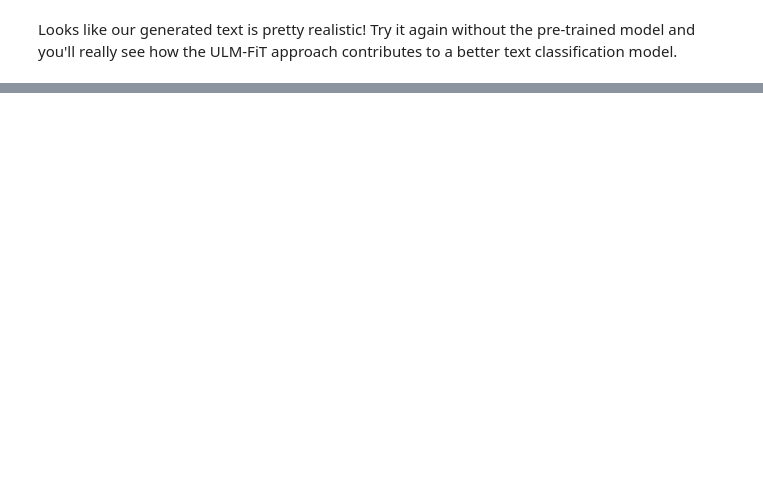
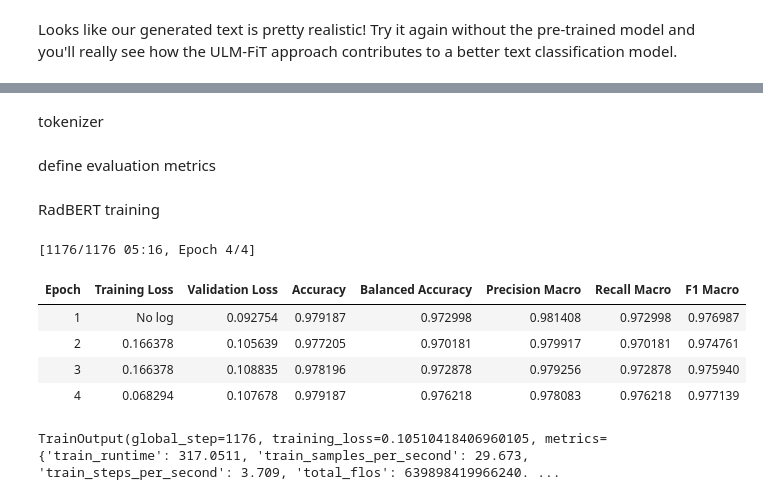
Before and after one commit to Manami108/radiology-text-classification, a Jupyter notebook: Hands_on_NLP.ipynb, the cells around one changed output, grey strips where cells are left out. Cells and saved outputs as stored; diff of their text form; code cells hidden in the pictures; blank space fills up the shorter version.

```diff
--- a/Hands_on_NLP.ipynb
+++ b/Hands_on_NLP.ipynb
@@ -535,0 +627,15 @@ Looks like our generated text is pretty realistic! Try it again without the pre-
+# %% [markdown]
+tokenizer
+# %%
+def tokenize(batch):
+    return tokenizer(
+        batch["text"],
+        truncation=True,
+        max_length=256
+    )
+
+train_tokenized = train_ds.map(tokenize, batched=True)
+val_tokenized = val_ds.map(tokenize, batched=True)
+test_tokenized = test_ds.map(tokenize, batched=True)
+# %% [markdown]
+define evaluation metrics
@@ -535,0 +670,61 @@ Looks like our generated text is pretty realistic! Try it again without the pre-
+# %% [markdown]
+RadBERT training
+# %%
+import torch
+
+from transformers import (
+    TrainingArguments,
+    Trainer,
+    DataCollatorWithPadding
+)
+
+data_collator = DataCollatorWithPadding(tokenizer=tokenizer)
+
+training_args = TrainingArguments(
+    output_dir="./radbert-normal-abnormal",
+
+    learning_rate=2e-5,
+
+    per_device_train_batch_size=8,
+    per_device_eval_batch_size=16,
+
+    num_train_epochs=4,
+
+    weight_decay=0.01,
+
+    eval_strategy="epoch",
+    save_strategy="epoch",
+
+    load_best_model_at_end=True,
+    metric_for_best_model="f1_macro",
+    greater_is_better=True,
+
+    fp16=torch.cuda.is_available(),
+
+    report_to="none",
+
+    seed=42
+)
+
+trainer = Trainer(
+    model=model,
+    args=training_args,
+
+    train_dataset=train_tokenized,
+    eval_dataset=val_tokenized,
+
+    processing_class=tokenizer,
+    data_collator=data_collator,
+
+    compute_metrics=compute_metrics
+)
+
+trainer.train()
+# %% [output]
+[1176/1176 05:16, Epoch 4/4]
+| Epoch | Training Loss | Validation Loss | Accuracy | Balanced Accuracy | Precision Macro | Recall Macro | F1 Macro |
+| 1 | No log | 0.092754 | 0.979187 | 0.972998 | 0.981408 | 0.972998 | 0.976987 |
+| 2 | 0.166378 | 0.105639 | 0.977205 | 0.970181 | 0.979917 | 0.970181 | 0.974761 |
+| 3 | 0.166378 | 0.108835 | 0.978196 | 0.972878 | 0.979256 | 0.972878 | 0.975940 |
+| 4 | 0.068294 | 0.107678 | 0.979187 | 0.976218 | 0.978083 | 0.976218 | 0.977139 |
+TrainOutput(global_step=1176, training_loss=0.10510418406960105, metrics={'train_runtime': 317.0511, 'train_samples_per_second': 29.673, 'train_steps_per_second': 3.709, 'total_flos': 639898419966240. ...
```
Also changed, not shown: parts of 26 cells of this notebook.
